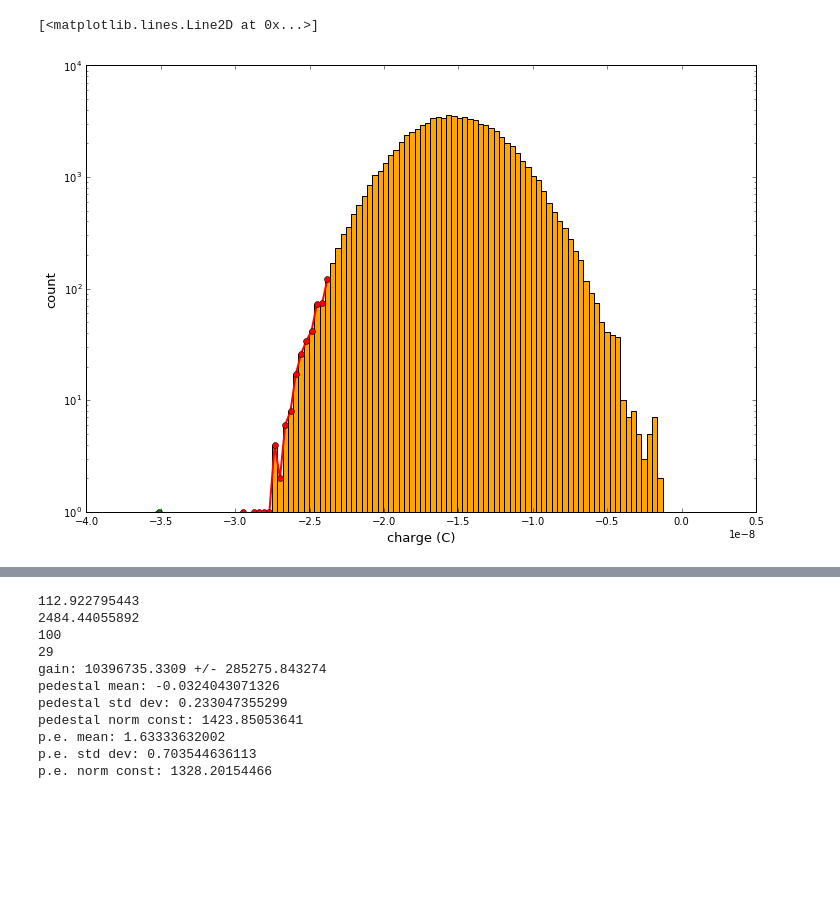
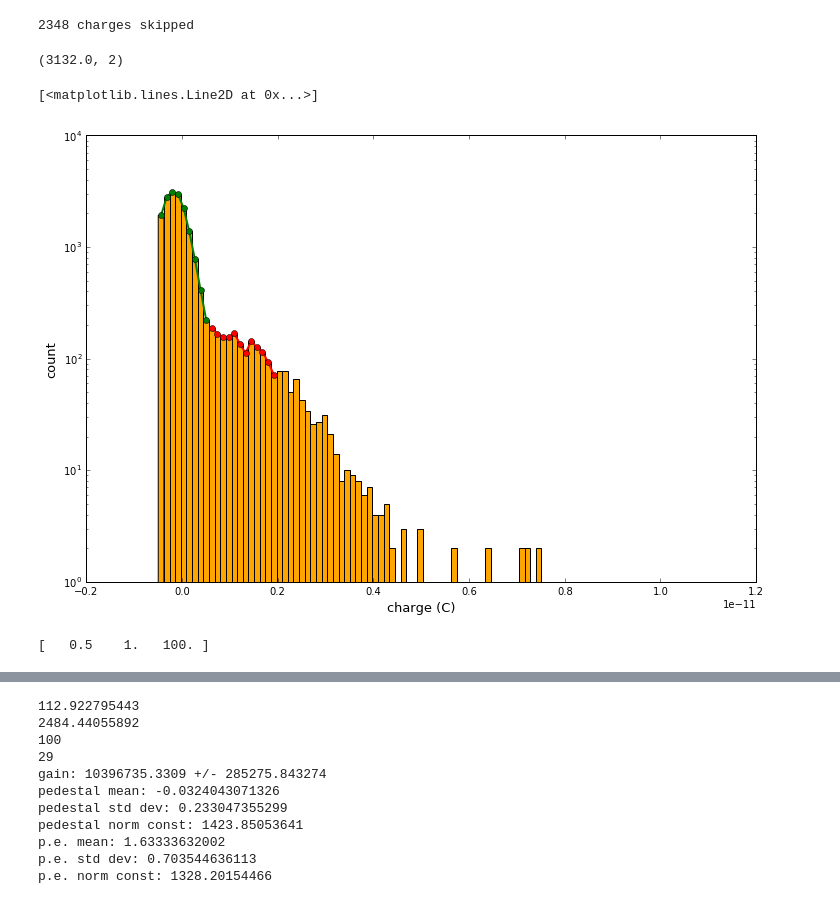
Before and after one commit to jujuhub/annie, a Jupyter notebook: gainCalc.ipynb, the cells around one changed output, grey strips where cells are left out. Cells and saved outputs as stored; diff of their text form; code cells hidden in the pictures; blank space fills up the shorter version.

```diff
--- a/gainCalc.ipynb
+++ b/gainCalc.ipynb
@@ -2,11 +2,12 @@
 import numpy as np
 import matplotlib.pyplot as plt
 from scipy.optimize import curve_fit
+# import itertools
 
 # CONSTANTS
 N_HIST_BINS = 100
 E_CHARGE = 1.60217662E-19
-NEG_CHARGE = -0.20E-12
+NEG_CHARGE = -0.5E-12 # -0.2E-12
 
 # FUNCTIONS / GAUSSIANS
 def gauss(x, mean, sd, n):
@@ -21,10 +22,10 @@ def double_gauss(x, mean, sd, n):
 #             gauss(x, popt_1pe[0], popt_1pe[1], popt_ped[2]) +
 #             (n/(np.sqrt(2*np.pi)*sd))*np.exp(-(x - mean)**2/(2*sd**2)))
 
-def triple_gauss(x, m1, sd1, n1, m2, sd2, n2, m3, sd3, n3):
-    return ((n1/(np.sqrt(2*np.pi)*sd1))*np.exp(-(x - m1)**2/(2*sd1**2)) +
-            (n2/(np.sqrt(2*np.pi)*sd2))*np.exp(-(x - m2)**2/(2*sd2**2)) +
-            (n3/(np.sqrt(2*np.pi)*sd3))*np.exp(-(x - m3)**2/(2*sd3**2)))
+# def triple_gauss(x, m1, sd1, n1, m2, sd2, n2, m3, sd3, n3):
+#     return ((n1/(np.sqrt(2*np.pi)*sd1))*np.exp(-(x - m1)**2/(2*sd1**2)) +
+#             (n2/(np.sqrt(2*np.pi)*sd2))*np.exp(-(x - m2)**2/(2*sd2**2)) +
+#             (n3/(np.sqrt(2*np.pi)*sd3))*np.exp(-(x - m3)**2/(2*sd3**2)))
 
 def gain_curve(volt, m, b):
     return m*volt + b
@@ -35,19 +36,24 @@ def gain_curve(volt, m, b):
 %matplotlib inline
 # %%
 # LOAD DATA FILE
-with open('dgz_test/my_charges_neg.txt') as f:
-    charge = np.loadtxt(f, dtype=float)
+with open('my_charges.txt') as f:
+    charge = np.loadtxt(f, dtype=float) # array type
+
 
 # SKIPPING VERY NEGATIVE CHARGE VALUES (EARLY PULSES)
-# i=0
-# new_charge = []
+i = 0
+new_charge = []
+counter = 0
 
-# while (i < len(charge)):
-#     if (charge[i] < NEG_CHARGE):
-# #        continue
-#         print("skipped " + str(charge[i]))
-#     else:
-#         new_charge.append(charge[i])
-#     i+=1
-
-# new_charge = np.array(new_charge)
+while (i < len(charge)):
+    if (charge[i] < NEG_CHARGE):
+#        continue
+#          print("charge " + str(i) + " skipped: " + str(charge[i]))
+        counter += 1
+    else:
+        new_charge.append(charge[i])
+    i+=1
+print(str(counter) + " charges skipped")
+new_charge = np.array(new_charge)
+# %% [output]
+2348 charges skipped
@@ -54,29 +100,38 @@ with open('dgz_test/my_charges_neg.txt') as f:
 # %%
 BIN_START = 0
-BIN_END_PT = 14
+BIN_END_PT = 9
 DELTA = 0
-EXTRA = 19 #len(new_charge) - BIN_START - BIN_END_PT - DELTA
+EXTRA = 12 # len(new_charge) - BIN_START - BIN_END_PT - DELTA
 
 
 ### plotting
-fig = plt.figure(figsize=(12,8))
+fig = plt.figure(figsize=(12,8)) # this makes it show the histogram
 ax1 = fig.add_subplot(111)
 plt.yscale('log', nonposy='clip')
 plt.xlabel('charge (C)', fontsize=13)
 plt.ylabel('count', fontsize=13)
-# plt.xlim(-0.2E-11, 0.6E-11)
+# plt.xlim(-4.E-11, 5E-11)
 
-ydata, bins, patches = ax1.hist(charge, bins=N_HIST_BINS,
-                                 facecolor='orange')
+ydata, bins, patches = ax1.hist(new_charge, bins=N_HIST_BINS, facecolor='orange')
 
 bins = 1E12*bins
 bin_centers = np.array(bins[:-1]+(bins[1]-bins[0])/2.0)
 
+# find indices without relying on hard-coding
+ped_index = 0
+for i in range(ydata.size):
+    if (ydata[i] == max(ydata)):
+        ped_index = i
+print(max(ydata), ped_index)
+
+# plot curves
 plt.plot(bin_centers[BIN_START:BIN_END_PT]*1E-12, ydata[BIN_START:BIN_END_PT], lw='2', marker='o')
-plt.plot(bin_centers[BIN_END_PT+DELTA:BIN_END_PT+DELTA+EXTRA]*1E-12, ydata[BIN_END_PT+DELTA:BIN_END_PT+DELTA+EXTRA],
-         lw='2', marker='o')
+plt.plot(bin_centers[BIN_END_PT+DELTA:BIN_END_PT+DELTA+EXTRA]*1E-12,
+        ydata[BIN_END_PT+DELTA:BIN_END_PT+DELTA+EXTRA], lw='2', marker='o')
+# plt.savefig('Q_dist_5_files_1820V-xscale.png')
 # %% [output]
-[<matplotlib.lines.Line2D at 0x...>]
+(3132.0, 2)
+[<matplotlib.lines.Line2D at 0x...>]
-[figure, old version]
+[figure, new version]
 # %%
 # BIN UNCERTAINTIES USING SQRT OF N
@@ -89,6 +145,14 @@ for i in range(ydata.size):
     uncert_data.append(np.sqrt(ydata[i]))
     if uncert_data[i] == 0:
         uncert_data[i] = 1
+# %%
+# DIGITIZER
+popt, pcov = curve_fit(gauss, bin_centers[BIN_END_PT+DELTA:BIN_END_PT+DELTA+4],
+                       ydata[BIN_END_PT+DELTA:BIN_END_PT+DELTA+4], p0=[0.5, 1, 100],
+                       sigma=uncert_data[BIN_END_PT+DELTA:BIN_END_PT+DELTA+4])
+print(popt)
+# %% [output]
+[   0.5    1.   100. ]
 # %%
 # FIT PEDESTAL; p0=[mean, sd, normalization const]
 popt_ped, pcov_ped = curve_fit(gauss, bin_centers[BIN_START:BIN_END_PT],
```
Also changed, not shown: parts of 9 cells of this notebook, 5 other files.
